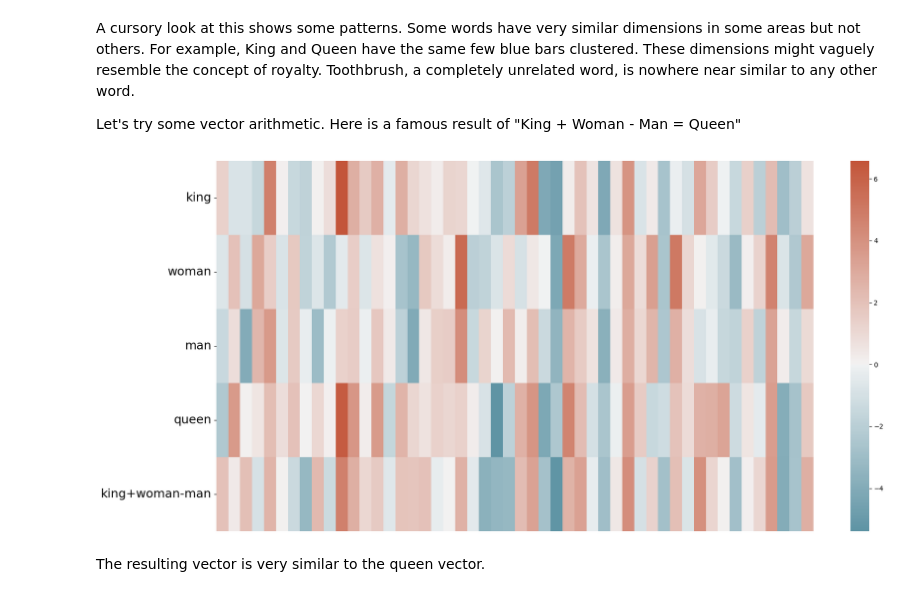
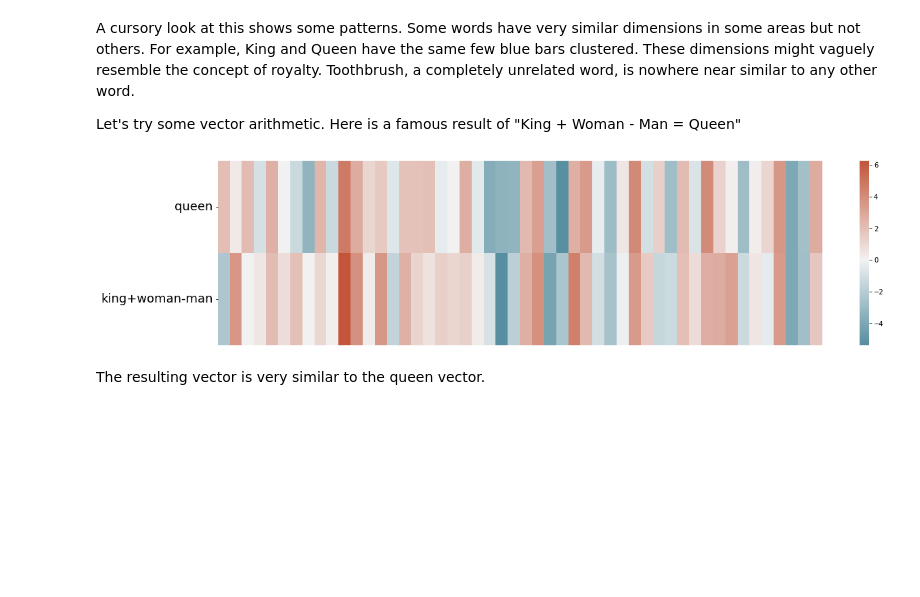
Before and after one commit to dpatularu/Vectorization-of-social-networks, a Jupyter notebook: Vectorization of Online Social Networks.ipynb, the cells around one changed output. Cells and saved outputs as stored; diff of their text form; code cells hidden in the pictures; blank space fills up the shorter version.

```diff
--- a/Vectorization of Online Social Networks.ipynb
+++ b/Vectorization of Online Social Networks.ipynb
@@ -87,16 +91,13 @@ A cursory look at this shows some patterns. Some words have very similar dimensi
 Let's try some vector arithmetic. Here is a famous result of "King + Woman - Man = Queen"
 # %%
 result_vector = model['king'] + model['woman'] - model['man']
-word_vectors = [model['king'], model['woman'], model['man'], model['queen'], result_vector]
-words = ['king', 'woman', 'man', 'queen', 'king+woman-man']
-df = pd.DataFrame(word_vectors)
+df = pd.DataFrame([result_vector, model['queen']])
 
-cmap = sns.diverging_palette(220, 20, as_cmap=True)
-plt.figure(figsize=(20,10))
-ax = sns.heatmap(df, fmt="g",cmap=cmap, xticklabels=False, yticklabels=words, center=0)
+plt.figure(figsize=(20,5))
+ax = sns.heatmap(df, fmt="g",cmap=cmap, xticklabels=False, yticklabels=['queen', 'king+woman-man'], center=0)
 ax.tick_params(axis='y', rotation=0, labelsize=18)
 # %% [output]
-[figure, old version]
+[figure, new version]
 # %% [markdown]
 The resulting vector is very similar to the queen vector.
 # %% [markdown]
```
Also changed, not shown: parts of 24 cells of this notebook.
